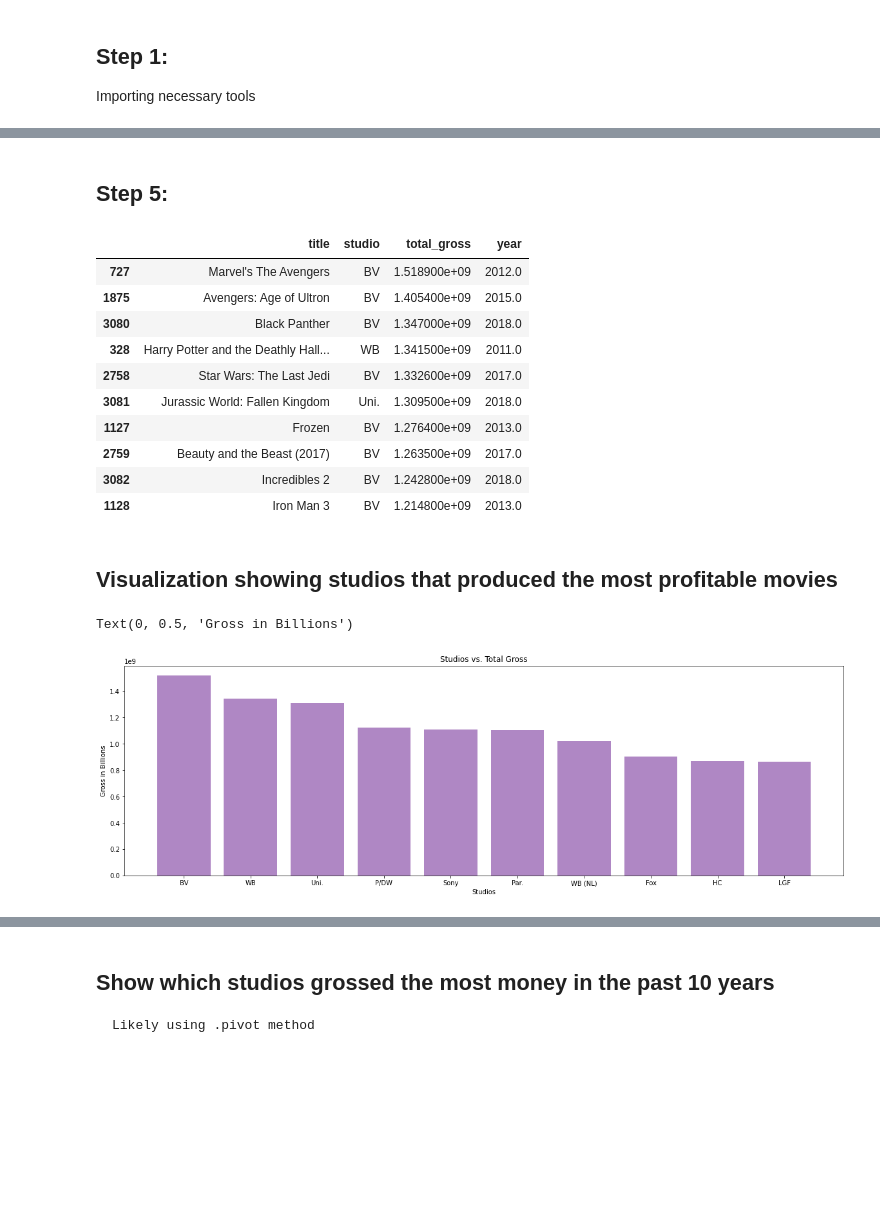
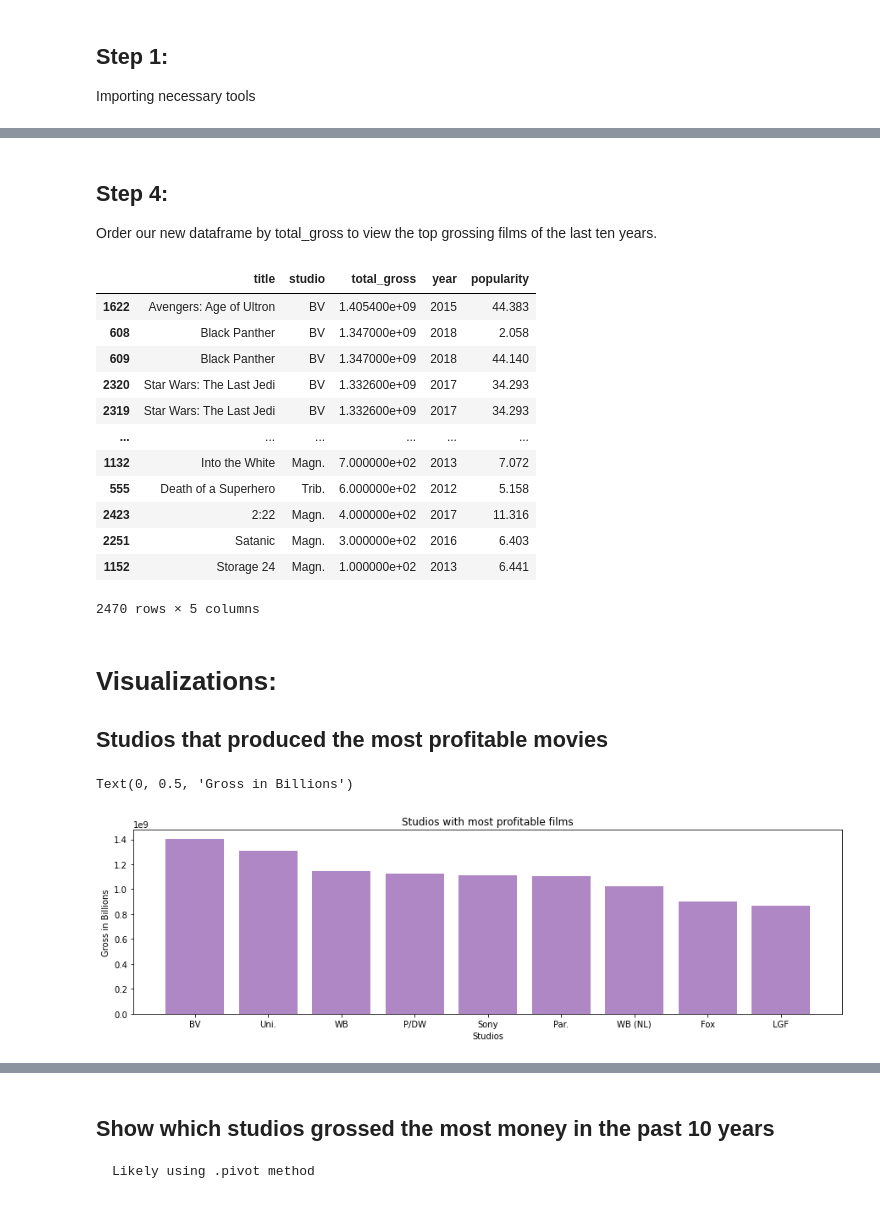
Before and after one commit to AidanStack/Movie_Data_Analysis_Project, a Jupyter notebook: Jen's Studio to Profit Analysis.ipynb, the cells around one changed output, grey strips where cells are left out. Cells and saved outputs as stored; diff of their text form; code cells hidden in the pictures; blank space fills up the shorter version.

```diff
--- a/Jen's Studio to Profit Analysis.ipynb
+++ b/Jen's Studio to Profit Analysis.ipynb
@@ -17,10 +44,8 @@ Joining both tables on 'title' to see the actual title name instead of a code
 # %%
-frames = [df, df1]
-df_concat = pd.concat(frames)
-df_concat
+df_merge = pd.merge(df, df1, on='title')
 
 #Create new dataframe the columns we want
-new_df = df_concat[['title', 'year', 'studio', 'popularity', 'domestic_gross', 'foreign_gross']].sort_values(by='year', ascending=False)
+new_df = df_merge[['title', 'year', 'studio', 'popularity', 'domestic_gross', 'foreign_gross']].sort_values(by='year', ascending=False)
 new_df
 # %% [output]
 |  | title | year | studio | popularity | domestic_gross | foreign_gross |
@@ -107,20 +98,23 @@ See the caveats in the documentation: https://pandas.pydata.org/pandas-docs/stab
-# %% [markdown]
-## Step 5:
+# %% [markdown]
+## Step 4:
+Order our new dataframe by total_gross to view the top grossing films of the last ten years.
 # %%
 new_df = new_df.sort_values(by='total_gross', ascending=False)
-new_df[['title', 'studio', 'total_gross', 'year']].head(10)
+new_df[['title', 'studio', 'total_gross', 'year', 'popularity']]
 # %% [output]
-|  | title | studio | total_gross | year |
-| 727 | Marvel's The Avengers | BV | 1.518900e+09 | 2012.0 |
-| 1875 | Avengers: Age of Ultron | BV | 1.405400e+09 | 2015.0 |
-| 3080 | Black Panther | BV | 1.347000e+09 | 2018.0 |
-| 328 | Harry Potter and the Deathly Hall... | WB | 1.341500e+09 | 2011.0 |
-| 2758 | Star Wars: The Last Jedi | BV | 1.332600e+09 | 2017.0 |
-| 3081 | Jurassic World: Fallen Kingdom | Uni. | 1.309500e+09 | 2018.0 |
-| 1127 | Frozen | BV | 1.276400e+09 | 2013.0 |
-| 2759 | Beauty and the Beast (2017) | BV | 1.263500e+09 | 2017.0 |
-| 3082 | Incredibles 2 | BV | 1.242800e+09 | 2018.0 |
-| 1128 | Iron Man 3 | BV | 1.214800e+09 | 2013.0 |
+|  | title | studio | total_gross | year | popularity |
+| 1622 | Avengers: Age of Ultron | BV | 1.405400e+09 | 2015 | 44.383 |
+| 608 | Black Panther | BV | 1.347000e+09 | 2018 | 2.058 |
+| 609 | Black Panther | BV | 1.347000e+09 | 2018 | 44.140 |
+| 2320 | Star Wars: The Last Jedi | BV | 1.332600e+09 | 2017 | 34.293 |
+| 2319 | Star Wars: The Last Jedi | BV | 1.332600e+09 | 2017 | 34.293 |
+| ... | ... | ... | ... | ... | ... |
+| 1132 | Into the White | Magn. | 7.000000e+02 | 2013 | 7.072 |
+| 555 | Death of a Superhero | Trib. | 6.000000e+02 | 2012 | 5.158 |
+| 2423 | 2:22 | Magn. | 4.000000e+02 | 2017 | 11.316 |
+| 2251 | Satanic | Magn. | 3.000000e+02 | 2016 | 6.403 |
+| 1152 | Storage 24 | Magn. | 1.000000e+02 | 2013 | 6.441 |
+2470 rows × 5 columns
 # %%
 # Something to keep in mind is that Disney acquired 21st Century Fox in 2019. The data here from Fox shows movies
 # that were made before 2019, so they are still considered to be made by Fox.
@@ -130,20 +121,18 @@ top_40_gross = new_df['total_gross'].head(40)
 # %% [markdown]
-## Visualization showing studios that produced the most profitable movies
+# Visualizations:
+
+## Studios that produced the most profitable movies
 # %%
-import matplotlib
-import matplotlib.pyplot as plt
+top_studios = new_df['studio'].head(40)
+top_40_gross = new_df['total_gross'].head(40)
 
-%matplotlib inline
-
-# 10 studios that made the top 40 most profitable films in the last 10 years (foreign and domestic gross)
-
-fig, ax = plt.subplots(figsize=(20, 6))
+fig, ax = plt.subplots(figsize=(15, 4))
 
 ax.bar(x=top_studios, height=top_40_gross, color='#af87c4')
 
-ax.set_title('Studios vs. Total Gross')
+ax.set_title('Studios with most profitable films')
 ax.set_xlabel('Studios')
 ax.set_ylabel('Gross in Billions')
 # %% [output]
 Text(0, 0.5, 'Gross in Billions')
-[figure, old version]
+[figure, new version]
```
Also changed, not shown: parts of 24 cells of this notebook.
